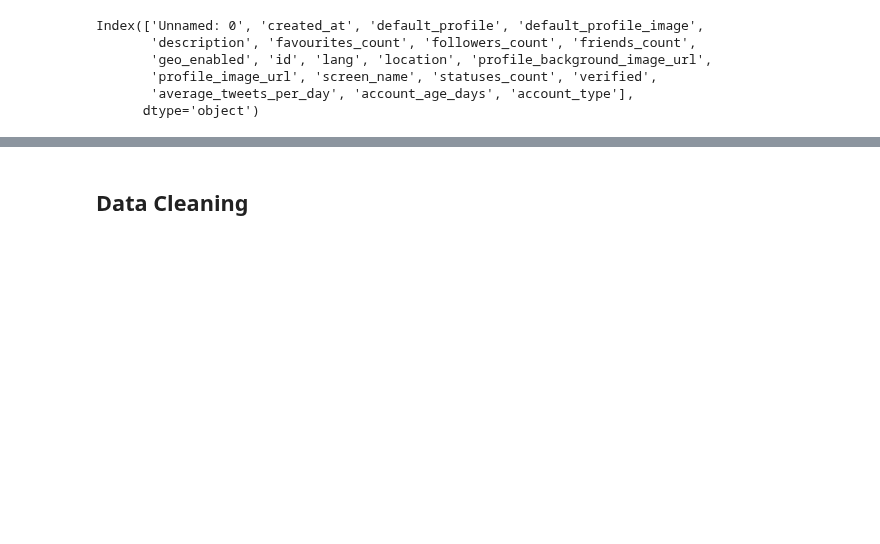
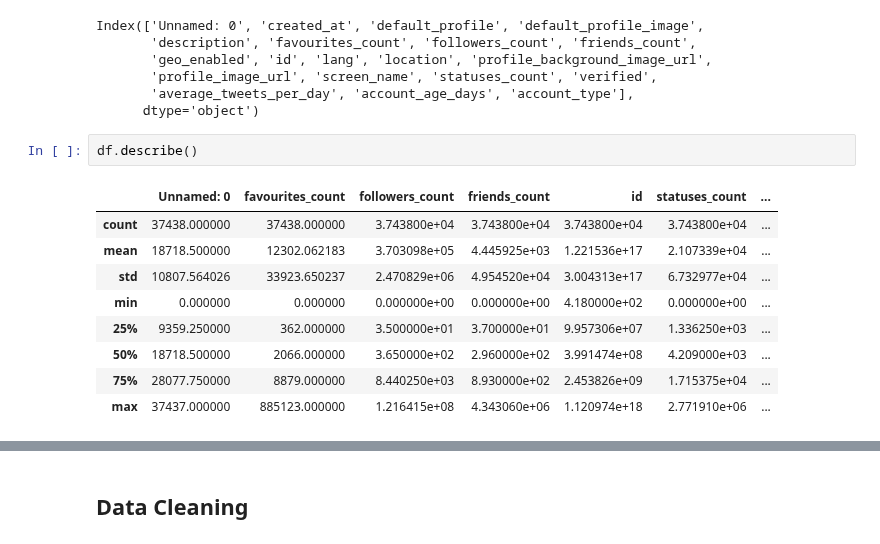
Before and after one commit to wennwei/bt4222, a Jupyter notebook: dataset.ipynb, the cells around one changed output, grey strips where cells are left out. Drawn from its saved outputs; the diff is of its cells as text; blank space fills up the shorter version.

```diff
--- a/dataset.ipynb
+++ b/dataset.ipynb
@@ -144,3 +144,15 @@ Index(['Unnamed: 0', 'created_at', 'default_profile', 'default_profile_image',
        'profile_image_url', 'screen_name', 'statuses_count', 'verified',
        'average_tweets_per_day', 'account_age_days', 'account_type'],
       dtype='object')
+# %%
+df.describe()
+# %% [output]
+|  | Unnamed: 0 | favourites_count | followers_count | friends_count | id | statuses_count | ... |
+| count | 37438.000000 | 37438.000000 | 3.743800e+04 | 3.743800e+04 | 3.743800e+04 | 3.743800e+04 | ... |
+| mean | 18718.500000 | 12302.062183 | 3.703098e+05 | 4.445925e+03 | 1.221536e+17 | 2.107339e+04 | ... |
+| std | 10807.564026 | 33923.650237 | 2.470829e+06 | 4.954520e+04 | 3.004313e+17 | 6.732977e+04 | ... |
+| min | 0.000000 | 0.000000 | 0.000000e+00 | 0.000000e+00 | 4.180000e+02 | 0.000000e+00 | ... |
+| 25% | 9359.250000 | 362.000000 | 3.500000e+01 | 3.700000e+01 | 9.957306e+07 | 1.336250e+03 | ... |
+| 50% | 18718.500000 | 2066.000000 | 3.650000e+02 | 2.960000e+02 | 3.991474e+08 | 4.209000e+03 | ... |
+| 75% | 28077.750000 | 8879.000000 | 8.440250e+03 | 8.930000e+02 | 2.453826e+09 | 1.715375e+04 | ... |
+| max | 37437.000000 | 885123.000000 | 1.216415e+08 | 4.343060e+06 | 1.120974e+18 | 2.771910e+06 | ... |
```
Also changed, not shown: parts of 2 cells of this notebook.
